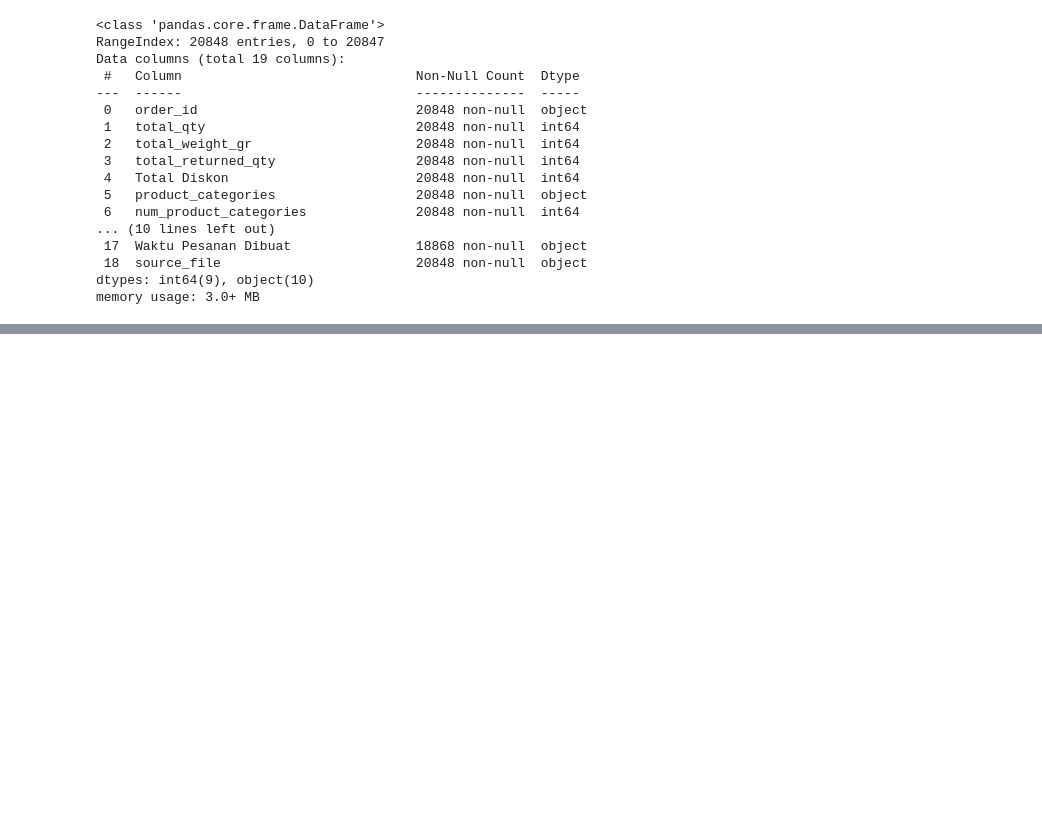
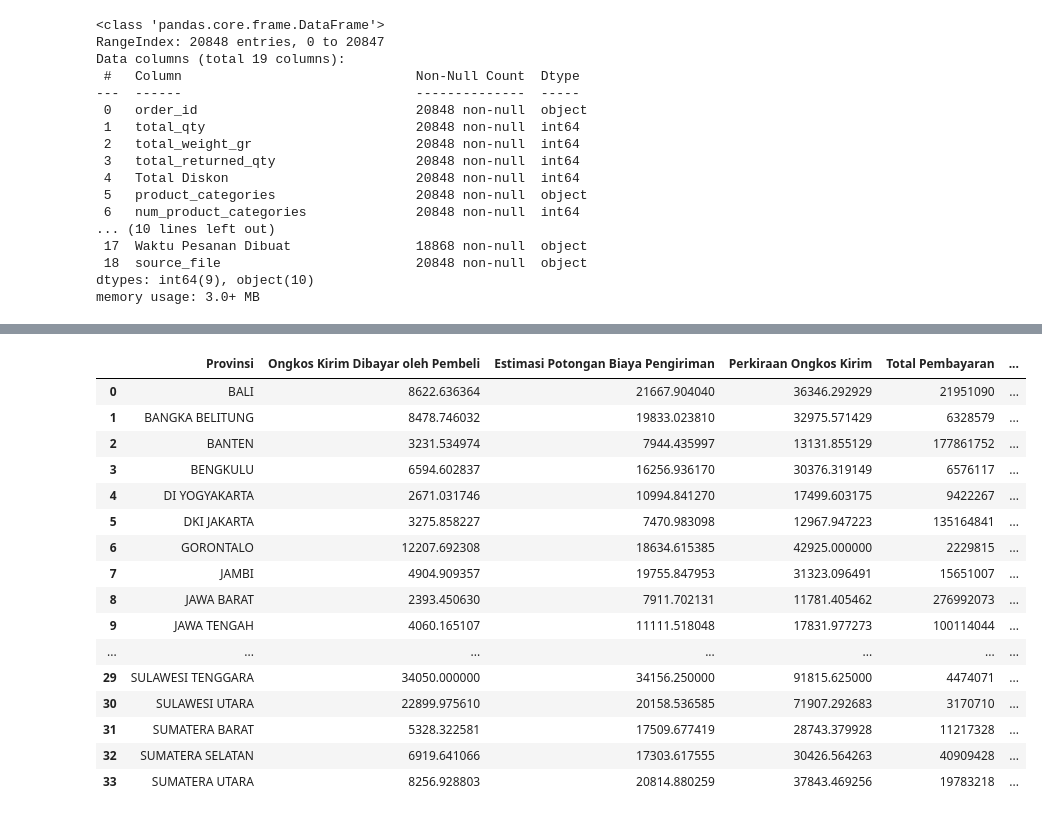
Before and after one commit to yovieridwan17/Analysis-Indonesia-E-Commerce-Sales-Shipping-2023-2025, a Jupyter notebook: Analysis.ipynb, the cells around one changed output, grey strips where cells are left out. Saved outputs shown, nothing was run; the diff lists cells and outputs as text; code cells hidden in the pictures; blank space fills up the shorter version.

```diff
--- a/Analysis.ipynb
+++ b/Analysis.ipynb
@@ -1,6 +1,9 @@
 # %%
+# Import Library
 import pandas as pd
 import numpy as np
 import matplotlib.pyplot as plt
 import seaborn as sns
+pd.set_option('display.max_columns', None)
+pd.set_option('display.max_rows', None)
 # %%
@@ -35,6 +41,12 @@ Data columns (total 19 columns):
 dtypes: int64(9), object(10)
 memory usage: 3.0+ MB
 # %%
-df['Waktu Pesanan Dibuat'] = pd.to_datetime(df['Waktu Pesanan Dibuat'])
-df['Waktu Pesanan'] = pd.to_datetime(df['Waktu Pesanan Dibuat'], format='%d/%m/%Y')
+# Memperbaiki tipe data waktu dan membuat turunan waktu meliputi Tanggal, Bulan, Hari, Jam menit
+# Hasil Perbaikan kolom waktu pesanan disimpan pada kolom waktu kemudian diturunkan menjadi beberapa hierarki waktu
+df['Waktu'] = df['Waktu Pesanan Dibuat'].ffill()
+df['Waktu'] = pd.to_datetime(df['Waktu'])
+df['hari']  = df['Waktu'].dt.day
+df['bulan'] = df['Waktu'].dt.month
+df['tahun'] = df['Waktu'].dt.year
+df['jam']   = df['Waktu'].dt.hour
 # %%
@@ -75,0 +328,2 @@ Name: order_id, Length: 159, dtype: int64
+# %%
+df.drop(columns=['source_file'], inplace=True)
@@ -75,0 +344,30 @@ Name: order_id, Length: 159, dtype: int64
+# %%
+# lakukan kombinasi analisis korelasi dan persebaran untuk menilai apakah insentif berupa diskon dan subsidi ongkir telah terdistribusi secara proporsional terhadap beban ongkir dan nilai transaksi di setiap wilayah
+korelasi_distribusi = df.groupby('Provinsi').agg({
+    'Ongkos Kirim Dibayar oleh Pembeli': 'mean',
+    'Estimasi Potongan Biaya Pengiriman': 'mean',
+    'Perkiraan Ongkos Kirim': 'mean',
+    'Total Pembayaran': 'sum',
+    'Total Diskon': 'mean',
+    'order_id': 'count'
+}).reset_index()
+
+korelasi_distribusi
+# %% [output]
+|  | Provinsi | Ongkos Kirim Dibayar oleh Pembeli | Estimasi Potongan Biaya Pengiriman | Perkiraan Ongkos Kirim | Total Pembayaran | ... |
+| 0 | BALI | 8622.636364 | 21667.904040 | 36346.292929 | 21951090 | ... |
+| 1 | BANGKA BELITUNG | 8478.746032 | 19833.023810 | 32975.571429 | 6328579 | ... |
+| 2 | BANTEN | 3231.534974 | 7944.435997 | 13131.855129 | 177861752 | ... |
+| 3 | BENGKULU | 6594.602837 | 16256.936170 | 30376.319149 | 6576117 | ... |
+| 4 | DI YOGYAKARTA | 2671.031746 | 10994.841270 | 17499.603175 | 9422267 | ... |
+| 5 | DKI JAKARTA | 3275.858227 | 7470.983098 | 12967.947223 | 135164841 | ... |
+| 6 | GORONTALO | 12207.692308 | 18634.615385 | 42925.000000 | 2229815 | ... |
+| 7 | JAMBI | 4904.909357 | 19755.847953 | 31323.096491 | 15651007 | ... |
+| 8 | JAWA BARAT | 2393.450630 | 7911.702131 | 11781.405462 | 276992073 | ... |
+| 9 | JAWA TENGAH | 4060.165107 | 11111.518048 | 17831.977273 | 100114044 | ... |
+| ... | ... | ... | ... | ... | ... | ... |
+| 29 | SULAWESI TENGGARA | 34050.000000 | 34156.250000 | 91815.625000 | 4474071 | ... |
+| 30 | SULAWESI UTARA | 22899.975610 | 20158.536585 | 71907.292683 | 3170710 | ... |
+| 31 | SUMATERA BARAT | 5328.322581 | 17509.677419 | 28743.379928 | 11217328 | ... |
+| 32 | SUMATERA SELATAN | 6919.641066 | 17303.617555 | 30426.564263 | 40909428 | ... |
+| 33 | SUMATERA UTARA | 8256.928803 | 20814.880259 | 37843.469256 | 19783218 | ... |
```
Also changed, not shown: parts of 19 cells of this notebook, 1 other file.
